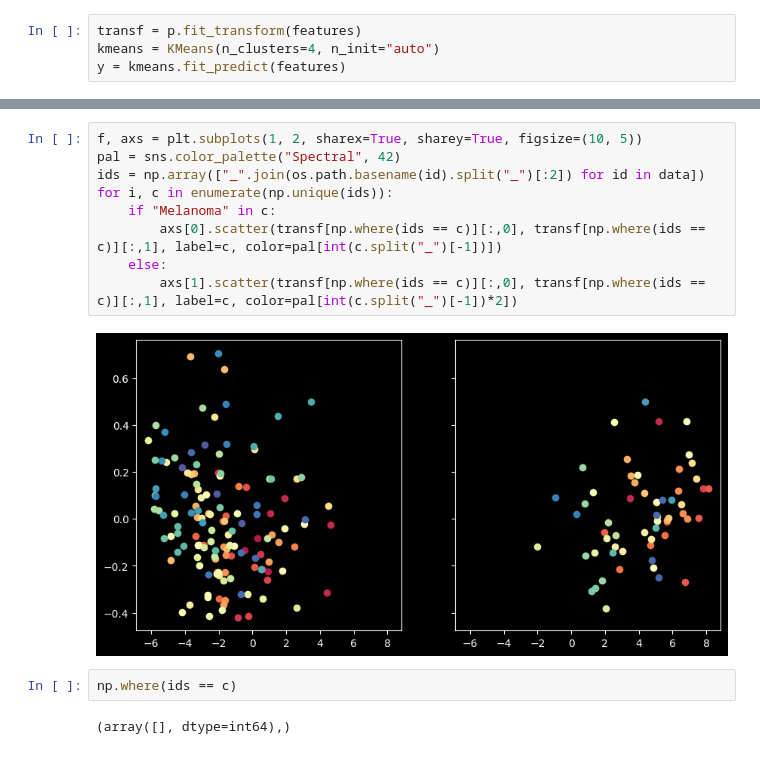
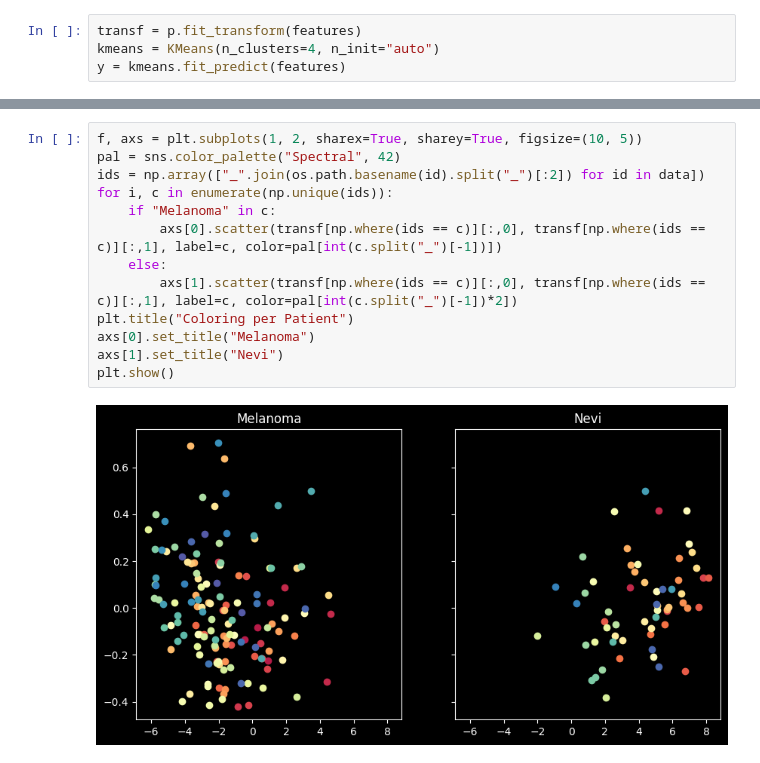
Before and after one commit to bionetslab/xml_melc_melanoma, a Jupyter notebook: model/clustering.ipynb, the cells around one changed output, grey strips where cells are left out. Cells and saved outputs as stored; diff of their text form.

```diff
--- a/model/clustering.ipynb
+++ b/model/clustering.ipynb
@@ -155,15 +154,15 @@ axs[1].legend()
 # %%
 f, axs = plt.subplots(1, 2, sharex=True, sharey=True, figsize=(10, 5))
 pal = sns.color_palette("Spectral", 42)
 ids = np.array(["_".join(os.path.basename(id).split("_")[:2]) for id in data])
 for i, c in enumerate(np.unique(ids)):
     if "Melanoma" in c:
         axs[0].scatter(transf[np.where(ids == c)][:,0], transf[np.where(ids == c)][:,1], label=c, color=pal[int(c.split("_")[-1])])
     else:
         axs[1].scatter(transf[np.where(ids == c)][:,0], transf[np.where(ids == c)][:,1], label=c, color=pal[int(c.split("_")[-1])*2])
+plt.title("Coloring per Patient")
+axs[0].set_title("Melanoma")
+axs[1].set_title("Nevi")
+plt.show()
 # %% [output]
-[figure, old version]
+[figure, new version]
-# %%
-np.where(ids == c)
-# %% [output]
-(array([], dtype=int64),)
```
Also changed, not shown: parts of 6 cells of this notebook, 9 other files.
